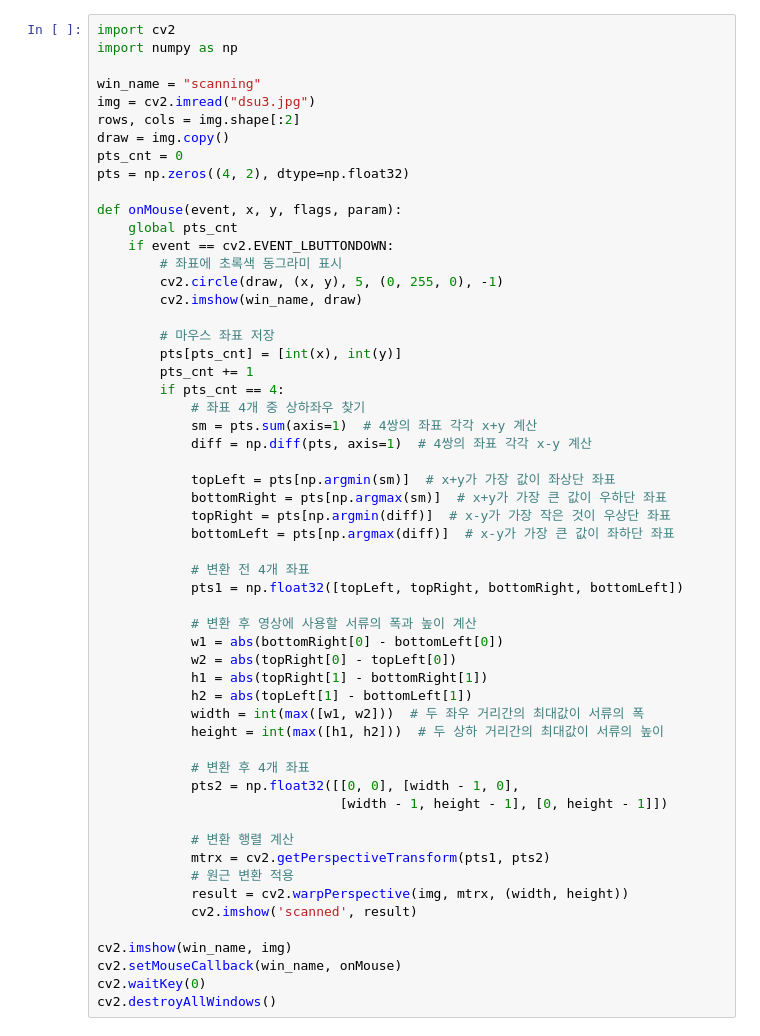
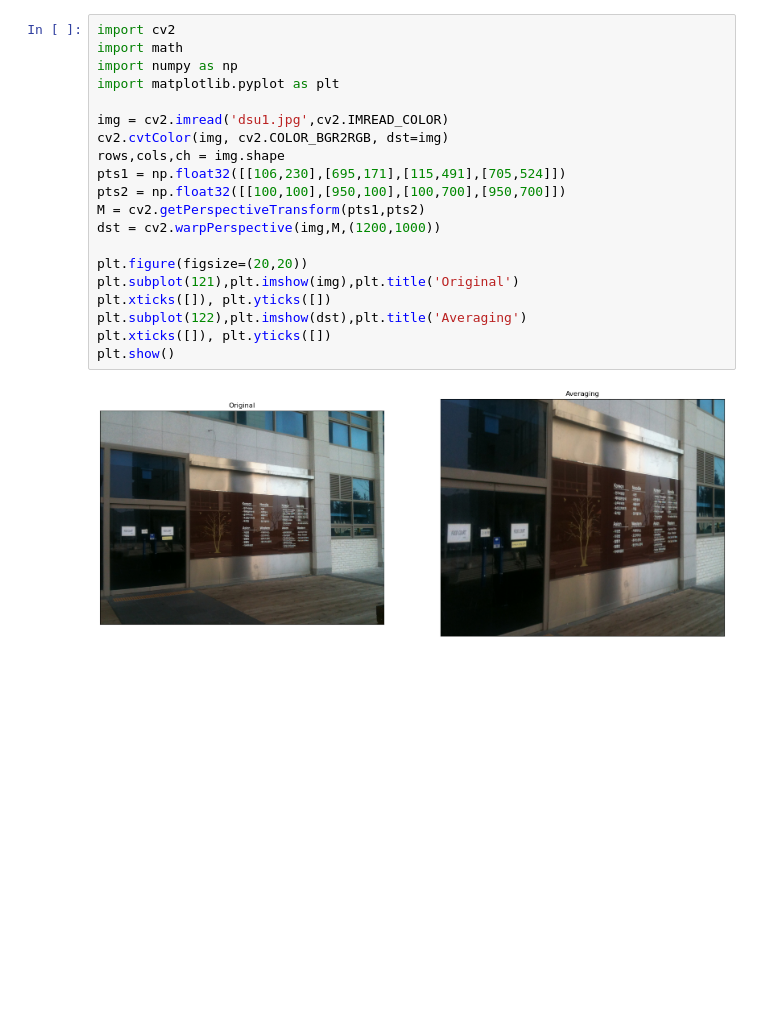
Before and after one commit to zdeik/IP2023, a Jupyter notebook: homework3.ipynb, the cells around one changed output. Saved outputs shown, nothing was run; the diff lists cells and outputs as text; blank space fills up the shorter version.

```diff
--- a/homework3.ipynb
+++ b/homework3.ipynb
@@ -1,56 +1,22 @@
-# %%
-import cv2
-import numpy as np
-
-win_name = "scanning"
-img = cv2.imread("dsu3.jpg")
-rows, cols = img.shape[:2]
-draw = img.copy()
-pts_cnt = 0
-pts = np.zeros((4, 2), dtype=np.float32)
-
-def onMouse(event, x, y, flags, param):
-    global pts_cnt
-    if event == cv2.EVENT_LBUTTONDOWN:
-        # 좌표에 초록색 동그라미 표시
-        cv2.circle(draw, (x, y), 5, (0, 255, 0), -1)
-        cv2.imshow(win_name, draw)
-
-        # 마우스 좌표 저장
-        pts[pts_cnt] = [int(x), int(y)]
-        pts_cnt += 1
-        if pts_cnt == 4:
-            # 좌표 4개 중 상하좌우 찾기
-            sm = pts.sum(axis=1)  # 4쌍의 좌표 각각 x+y 계산
-            diff = np.diff(pts, axis=1)  # 4쌍의 좌표 각각 x-y 계산
-
-            topLeft = pts[np.argmin(sm)]  # x+y가 가장 값이 좌상단 좌표
-            bottomRight = pts[np.argmax(sm)]  # x+y가 가장 큰 값이 우하단 좌표
-            topRight = pts[np.argmin(diff)]  # x-y가 가장 작은 것이 우상단 좌표
-            bottomLeft = pts[np.argmax(diff)]  # x-y가 가장 큰 값이 좌하단 좌표
-
-            # 변환 전 4개 좌표
-            pts1 = np.float32([topLeft, topRight, bottomRight, bottomLeft])
-
-            # 변환 후 영상에 사용할 서류의 폭과 높이 계산
-            w1 = abs(bottomRight[0] - bottomLeft[0])
-            w2 = abs(topRight[0] - topLeft[0])
-            h1 = abs(topRight[1] - bottomRight[1])
-            h2 = abs(topLeft[1] - bottomLeft[1])
-            width = int(max([w1, w2]))  # 두 좌우 거리간의 최대값이 서류의 폭
-            height = int(max([h1, h2]))  # 두 상하 거리간의 최대값이 서류의 높이
-
-            # 변환 후 4개 좌표
-            pts2 = np.float32([[0, 0], [width - 1, 0],
-                               [width - 1, height - 1], [0, height - 1]])
-
-            # 변환 행렬 계산
-            mtrx = cv2.getPerspectiveTransform(pts1, pts2)
-            # 원근 변환 적용
-            result = cv2.warpPerspective(img, mtrx, (width, height))
-            cv2.imshow('scanned', result)
-
-cv2.imshow(win_name, img)
-cv2.setMouseCallback(win_name, onMouse)
-cv2.waitKey(0)
-cv2.destroyAllWindows()
+# %%
+import cv2
+import math
+import numpy as np
+import matplotlib.pyplot as plt
+
+img = cv2.imread('dsu1.jpg',cv2.IMREAD_COLOR)
+cv2.cvtColor(img, cv2.COLOR_BGR2RGB, dst=img)
+rows,cols,ch = img.shape
+pts1 = np.float32([[106,230],[695,171],[115,491],[705,524]])
+pts2 = np.float32([[100,100],[950,100],[100,700],[950,700]])
+M = cv2.getPerspectiveTransform(pts1,pts2)
+dst = cv2.warpPerspective(img,M,(1200,1000))
+
+plt.figure(figsize=(20,20))
+plt.subplot(121),plt.imshow(img),plt.title('Original')
+plt.xticks([]), plt.yticks([])
+plt.subplot(122),plt.imshow(dst),plt.title('Averaging')
+plt.xticks([]), plt.yticks([])
+plt.show()
+# %% [output]
+[figure, added]
```
Also changed, not shown: parts of 1 cell of this notebook, 1 other file.
